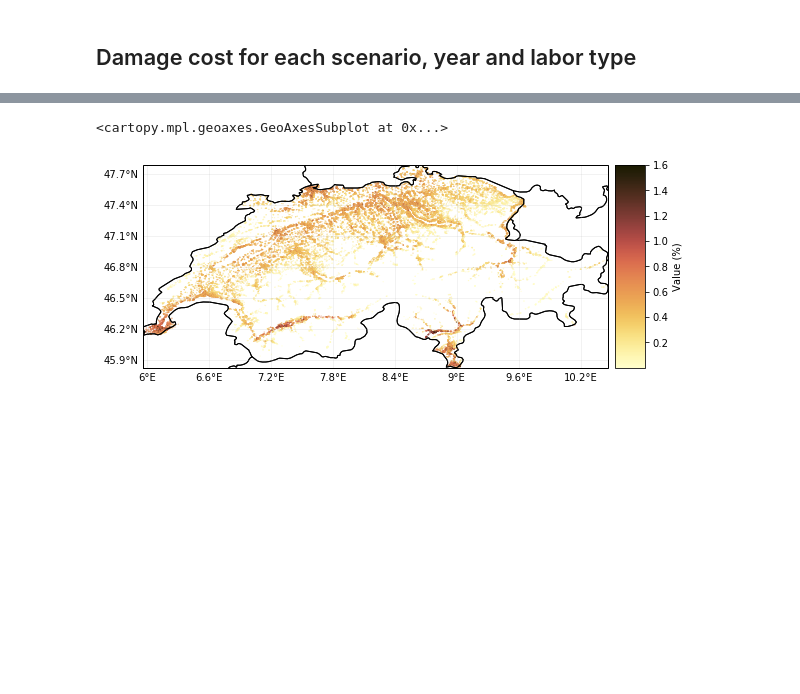
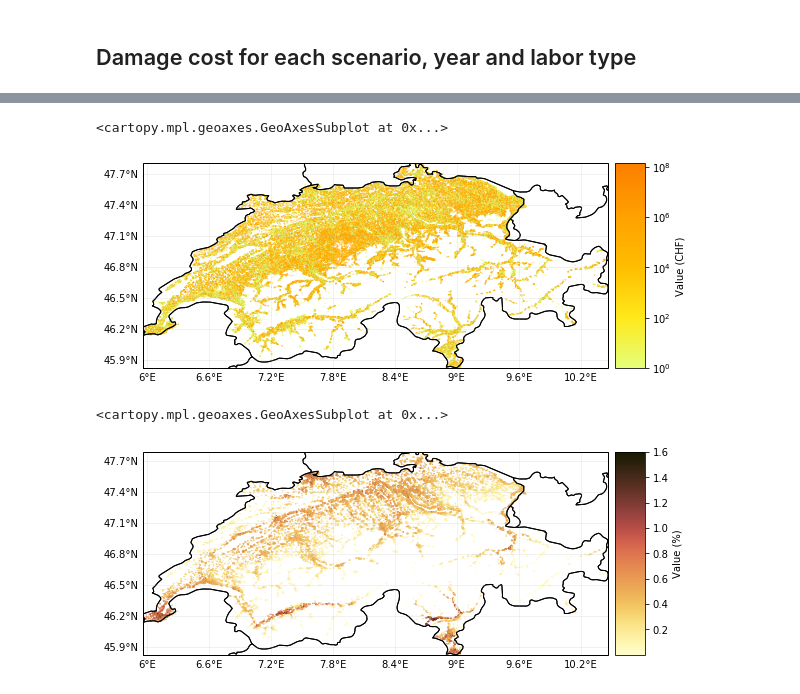
Before and after one commit to zeliest/heat_mortality_productivity_impacts, a Jupyter notebook: data_analysis/notebooks/results_productivity.ipynb, the cells around one changed output, grey strips where cells are left out. Saved outputs shown, nothing was run; the diff lists cells and outputs as text; code cells hidden in the pictures; blank space fills up the shorter version.

```diff
--- a/data_analysis/notebooks/results_productivity.ipynb
+++ b/data_analysis/notebooks/results_productivity.ipynb
@@ -40,19 +46,20 @@ impact_productivity = ImpactsHeatProductivity(scenarios, years, n_mc)
 impact_productivity.agg_impacts_mc = loss_productivity
 impact_productivity.median_impact_matrices = matrices_productivity
 # %%
-exposures_high = Exposures()
-exposures_high.read_hdf5('../../input_data/exposures/exposures_productivity_ch_OH.h5')
-exposures_high['value'] = exposures_high['value']*8*52*5
+exposures = {}
+exposures['outside high physical activity'] = Exposures()
+exposures['outside high physical activity'].read_hdf5('../../input_data/exposures/exposures_productivity_ch_OH.h5')
+exposures['outside high physical activity']['value'] = exposures['outside high physical activity']['value']*8*52*5
 
-exposures_low = Exposures()
-exposures_low.read_hdf5('../../input_data/exposures/exposures_productivity_ch_IL.h5')
-exposures_low['value'] = exposures_low['value']*8*52*5
+exposures['inside low physical activity'] = Exposures()
+exposures['inside low physical activity'].read_hdf5('../../input_data/exposures/exposures_productivity_ch_IL.h5')
+exposures['inside low physical activity']['value'] = exposures['inside low physical activity']['value']*8*52*5
 
-exposures_im = Exposures()
-exposures_im.read_hdf5('../../input_data/exposures/exposures_productivity_ch_IM.h5')
-exposures_im['value'] = exposures_im['value']*8*52*5
+exposures['inside moderate physical activity'] = Exposures()
+exposures['inside moderate physical activity'].read_hdf5('../../input_data/exposures/exposures_productivity_ch_IM.h5')
+exposures['inside moderate physical activity']['value'] = exposures['inside moderate physical activity']['value']*8*52*5
 
-exposures_om = Exposures()
-exposures_om.read_hdf5('../../input_data/exposures/exposures_productivity_ch_OM.h5')
-exposures_om['value'] = exposures_om['value']*8*52*5
+exposures['outside moderate physical activity'] = Exposures()
+exposures['outside moderate physical activity'].read_hdf5('../../input_data/exposures/exposures_productivity_ch_OM.h5')
+exposures['outside moderate physical activity']['value'] = exposures['outside moderate physical activity']['value']*8*52*5
 # %% [output]
@@ -66 +70,7 @@ impact_high = impact_productivity.matrix_as_impact(impact_productivity.median_im
+# %%
+exposures['outside high physical activity'].value_unit = 'CHF'
+exposures['outside high physical activity'].plot_hexbin(pop_name=False, norm=matplotlib.colors.LogNorm())
+# %% [output]
+<cartopy.mpl.geoaxes.GeoAxesSubplot at 0x...>
+[figure, added]
 # %%
```
Also changed, not shown: parts of 14 cells of this notebook, 1 other file.
